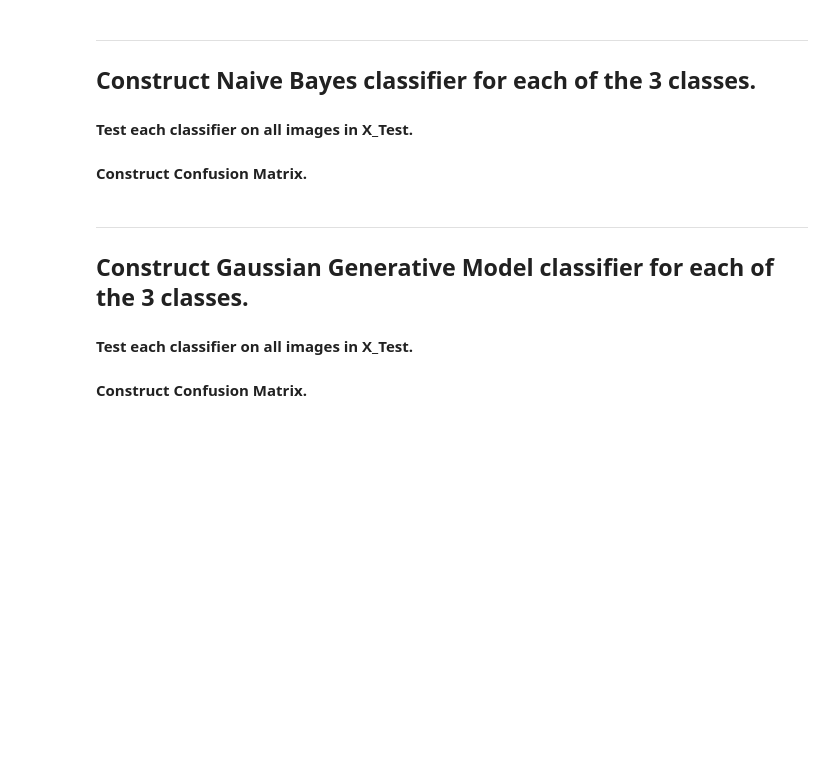
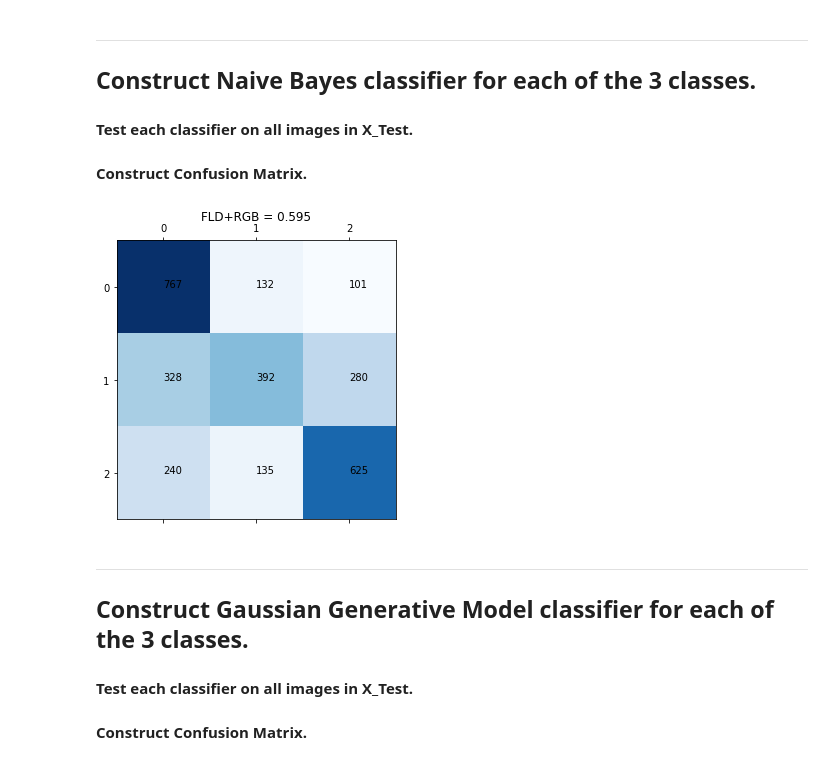
Before and after one commit to karimmerhom/machine-learning-2, a Jupyter notebook: Assignment_2.ipynb, the cells around one changed output. Cells and saved outputs as stored; diff of their text form; code cells hidden in the pictures; blank space fills up the shorter version.

```diff
--- a/Assignment_2.ipynb
+++ b/Assignment_2.ipynb
@@ -39,3 +40,30 @@ confusion_matrices_gm = []
+# %%
+def fillMatrixNormalized (type):
+  matrix = np.array([plt.imread('Data/train/'+type+"/" +str(i)+'.jpg').reshape(-1) for i in range (0,5000)])
+  matrix = np.true_divide(matrix, 255)
+  return(matrix)
+def test (type):
+  matrix = np.array([plt.imread('Data/test/'+type+"/" +str(i)+'.jpg').reshape(-1) for i in range (0,1000)])
+  matrix = np.true_divide(matrix, 255)
+  return(matrix)
+def meanCalculator (matrix):
+  return(np.transpose(matrix.mean(axis=0).reshape(-1,1)))
+def varianceCalculator (matrix):
+  return (np.transpose(matrix.var(axis=0).reshape(-1,1)))
+filledMatrixA = (fillMatrixNormalized("airplane"))
+filledMatrixF = (fillMatrixNormalized("frog"))
+filledMatrixM = (fillMatrixNormalized("automobile"))
+filledMatrixATest = (test("airplane"))
+filledMatrixFTest = (test("frog"))
+filledMatrixMTest = (test("automobile"))
+MeanAirplane=np.mean(filledMatrixA,axis=0)
+MeanAuto=np.mean(filledMatrixM,axis=0)
+MeanFrog=np.mean(filledMatrixF,axis=0)
+varAirplane=np.var(filledMatrixA,axis=0)
+varAuto=np.var(filledMatrixM,axis=0)
+varFrog=np.var(filledMatrixF,axis=0)
+Test_X=np.concatenate((filledMatrixATest, filledMatrixMTest), axis=0)
+Test_X = np.concatenate((Test_X, filledMatrixFTest), axis=0)
 # %% [markdown]
 <hr style="border:2px solid black"> </hr>
 
@@ -47,3 +122,18 @@ confusion_matrices_gm = []
+# %%
+allNaive=np.concatenate((naiveBayes(filledMatrixA,Test_X),naiveBayes(filledMatrixM,Test_X)), axis=1)
+allNaive=np.concatenate((allNaive,naiveBayes(filledMatrixF,Test_X)),axis=1)
+confusion_matrix32nb = classifier(allNaive)
+confusion_matrix32nb=np.matrix(classifier(allNaive))
+# %%
+accuracy = np.diag(confusion_matrix32).sum()/allNaive.shape[0]
+plt.rc('figure', figsize=[5,5])
+plt.matshow(confusion_matrix32,cmap="Blues")
+plt.title('FLD+RGB = {0:0.3f}'.format(accuracy))
+for i in range(0,confusion_matrix32.shape[0]):
+    for j in range(0,confusion_matrix32.shape[1]):
+        plt.annotate(confusion_matrix32[i,j],(j,i))
+# %% [output]
+[figure, added]
 # %% [markdown]
 <hr style="border:2px solid black"> </hr>
 
```
Also changed, not shown: parts of 29 cells of this notebook.
